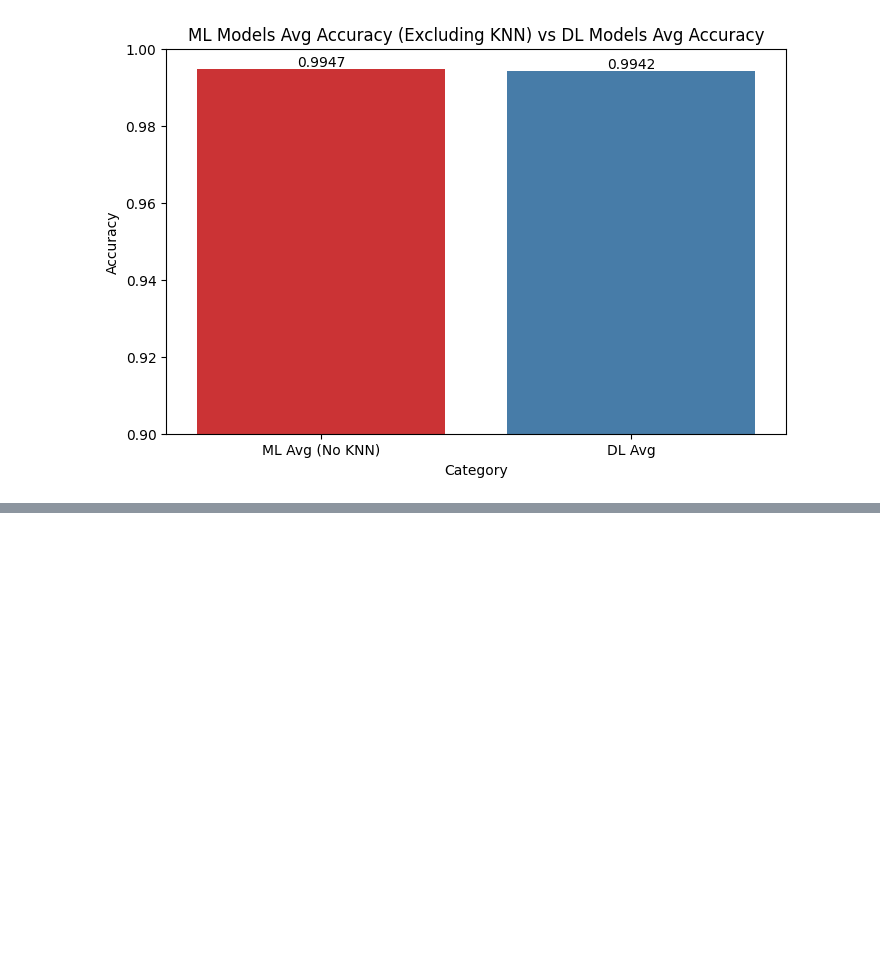
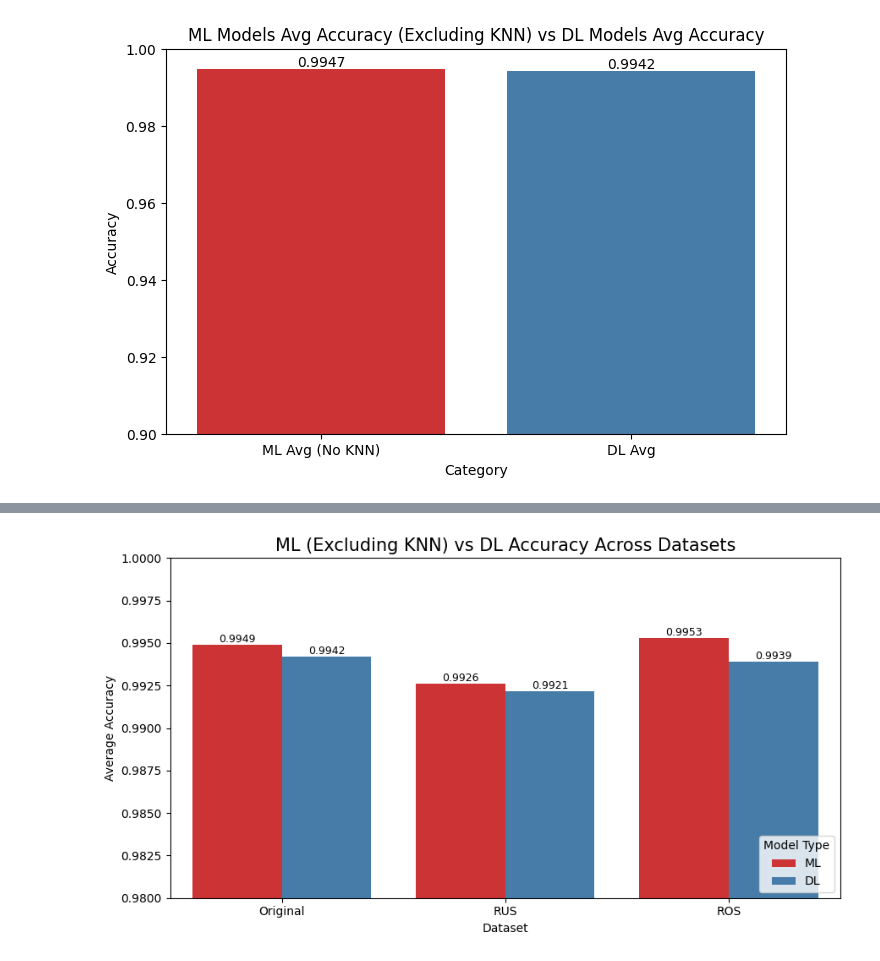
Before and after one commit to yash-sojitra-20/SQLi-Detection-Benchmark, a Jupyter notebook: Visualization/OverAll.ipynb, the cells around one changed output, grey strips where cells are left out. Cells and saved outputs as stored; diff of their text form; code cells hidden in the pictures; blank space fills up the shorter version.

Commit message:
ML vs DL comparison visualization added.

```diff
--- a/Visualization/OverAll.ipynb
+++ b/Visualization/OverAll.ipynb
@@ -426,0 +427,26 @@ plt.show()
+# %%
+chart_df2_melt = chart_df2.melt(id_vars="Dataset",
+                                var_name="Model Type",
+                                value_name="Accuracy")
+
+plt.figure(figsize=(9, 5))
+sns.barplot(data=chart_df2_melt, x="Dataset", y="Accuracy",
+            hue="Model Type", palette="Set1")
+
+plt.ylim(0.98, 1.0)
+plt.title("ML (Excluding KNN) vs DL Accuracy Across Datasets", fontsize=15)
+plt.ylabel("Average Accuracy")
+plt.xlabel("Dataset")
+plt.legend(title="Model Type", loc='lower right')
+
+# Add accuracy labels
+ax = plt.gca()
+for p in ax.patches:
+    ax.annotate(f"{p.get_height():.4f}",
+                (p.get_x() + p.get_width()/2, p.get_height()),
+                ha='center', va='bottom', fontsize=9)
+
+plt.tight_layout()
+plt.show()
+# %% [output]
+[figure, added]
```
Also changed, not shown: parts of 8 cells of this notebook.
